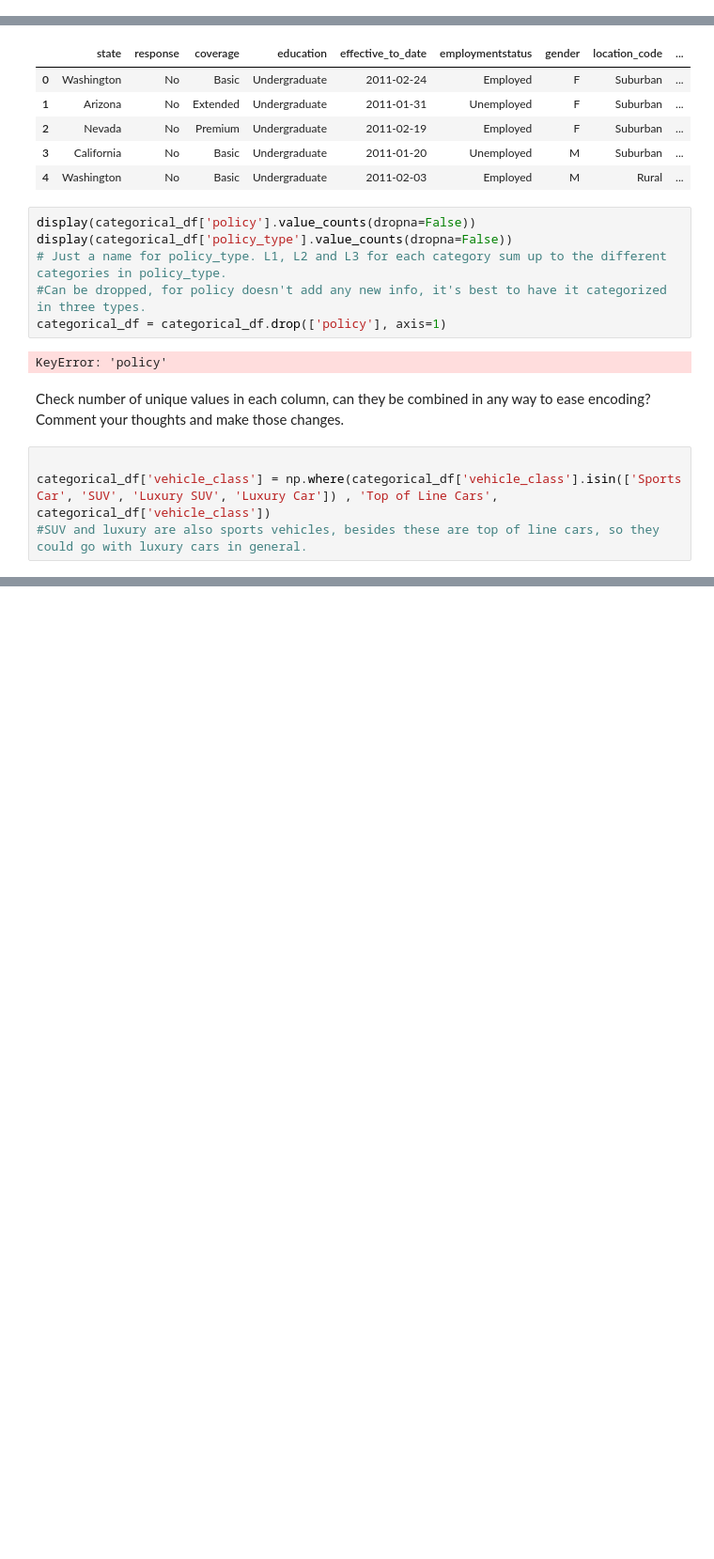
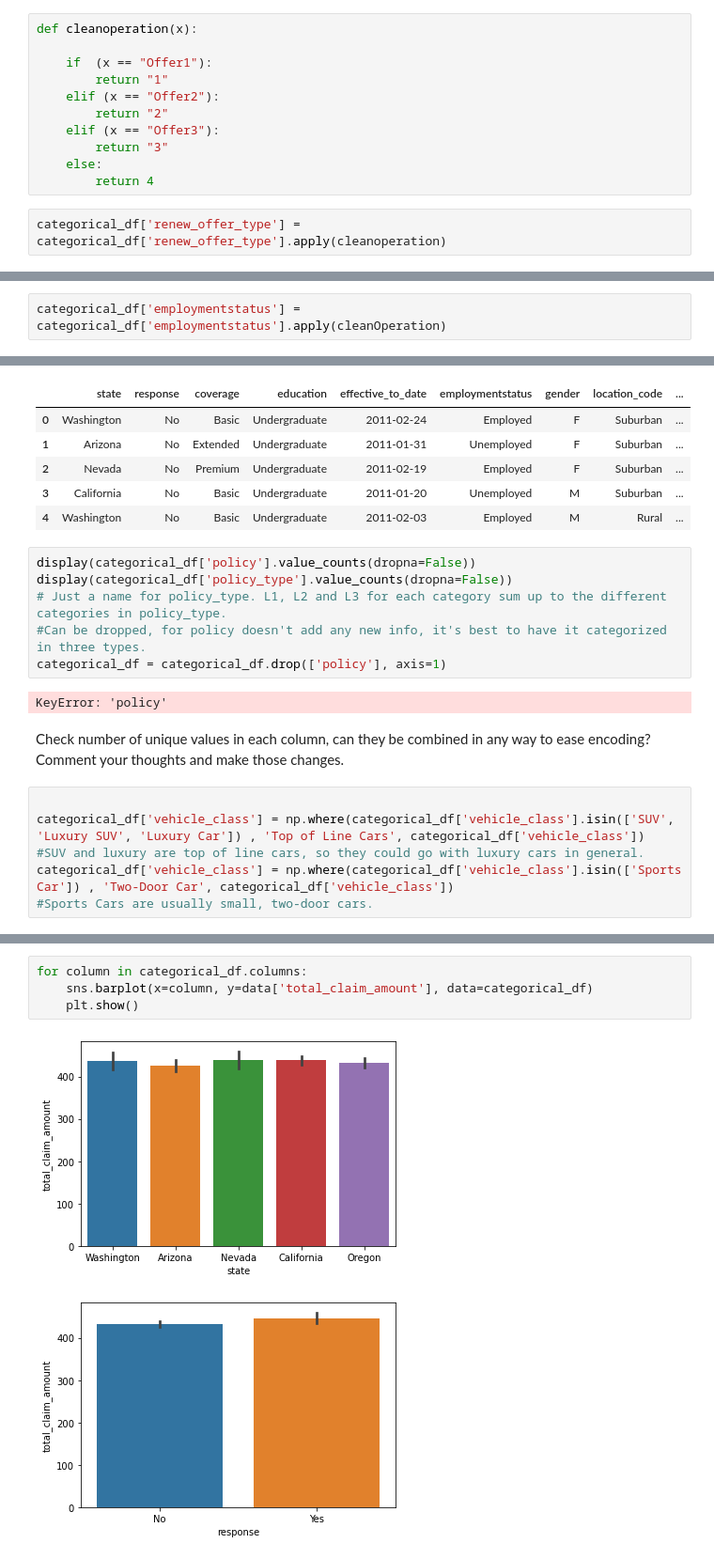
Before and after one commit to raqclf/lab-cleaning-categorical-data, a Jupyter notebook: Lab 4.02.ipynb, the cells around one changed output, grey strips where cells are left out. Shown at 94% size. Saved outputs shown, nothing was run; the diff lists cells and outputs as text; blank space fills up the shorter version.

```diff
--- a/Lab 4.02.ipynb
+++ b/Lab 4.02.ipynb
@@ -157,3 +170,16 @@ Offer2    2926
 Offer3    1432
 Offer4    1024
 Name: renew_offer_type, dtype: int64
+# %%
+def cleanoperation(x):
+
+    if  (x == "Offer1"):
+        return "1"
+    elif (x == "Offer2"):
+        return "2"
+    elif (x == "Offer3"):
+        return "3"
+    else:
+        return 4
+# %%
+categorical_df['renew_offer_type'] = categorical_df['renew_offer_type'].apply(cleanoperation)
@@ -178,6 +222,8 @@ def cleanOperation(x):
 # Those who are retired are probably no longer working, although they may choose to do so, but earn a retirement.
 # Disability shouldn't, of course, be a synonym of unemployment, but this answer instead of "Employed" may be an indication.
 # Those in Medical Leave are, indeed, employed, or wouldn't fit this label.
+# %%
+categorical_df['employmentstatus'] = categorical_df['employmentstatus'].apply(cleanOperation)
 # %%
 display(categorical_df['education'].value_counts(dropna=False))
 # %% [output]
@@ -213,8 +261,10 @@ KeyError: 'policy'
 Check number of unique values in each column, can they be combined in any way to ease encoding? Comment your thoughts and make those changes.
 # %%
 
-categorical_df['vehicle_class'] = np.where(categorical_df['vehicle_class'].isin(['Sports Car', 'SUV', 'Luxury SUV', 'Luxury Car']) , 'Top of Line Cars', categorical_df['vehicle_class'])
-#SUV and luxury are also sports vehicles, besides these are top of line cars, so they could go with luxury cars in general.
+categorical_df['vehicle_class'] = np.where(categorical_df['vehicle_class'].isin(['SUV', 'Luxury SUV', 'Luxury Car']) , 'Top of Line Cars', categorical_df['vehicle_class'])
+#SUV and luxury are top of line cars, so they could go with luxury cars in general.
+categorical_df['vehicle_class'] = np.where(categorical_df['vehicle_class'].isin(['Sports Car']) , 'Two-Door Car', categorical_df['vehicle_class'])
+#Sports Cars are usually small, two-door cars.
 # %%
 display(categorical_df['vehicle_class'].value_counts(dropna=False))
 # %% [output]
@@ -242,0 +312,7 @@ dtype: int64
+# %%
+for column in categorical_df.columns:
+    sns.barplot(x=column, y=data['total_claim_amount'], data=categorical_df)
+    plt.show()
+# %% [output]
+[figure, added]
+[figure, added]
```
Also changed, not shown: parts of 20 cells of this notebook.
